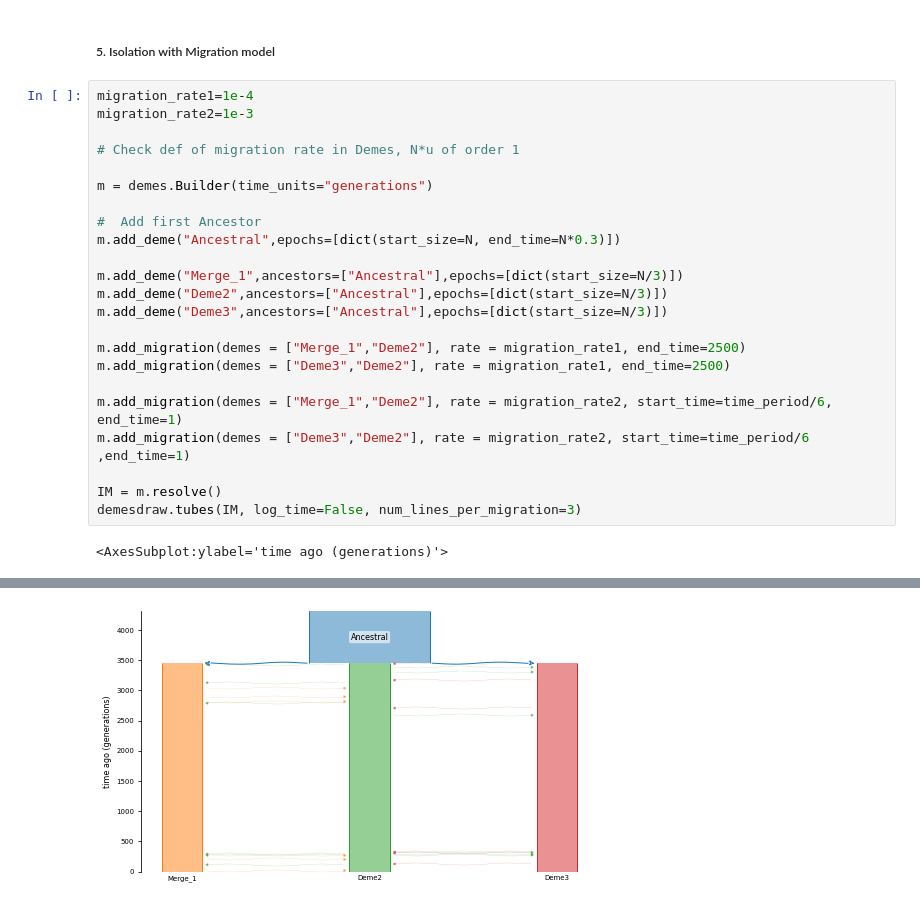
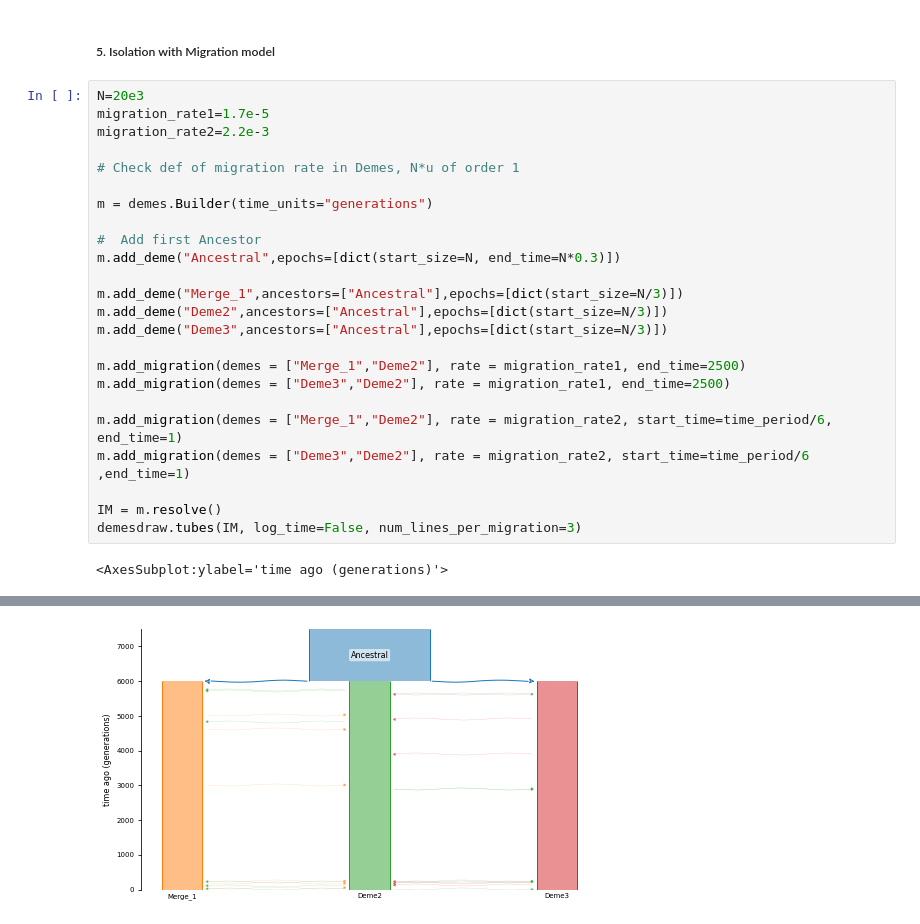
Before and after one commit to georgette-femerling/demography-simulations, a Jupyter notebook: scripts/Chiki_models.ipynb, the cells around one changed output, grey strips where cells are left out. Saved outputs shown, nothing was run; the diff lists cells and outputs as text.

```diff
--- a/scripts/Chiki_models.ipynb
+++ b/scripts/Chiki_models.ipynb
@@ -305,8 +426,9 @@ sizechange
 # %% [markdown]
 ##### 5. Isolation with Migration model
 # %%
-migration_rate1=1e-4
-migration_rate2=1e-3
+N=20e3
+migration_rate1=1.7e-5
+migration_rate2=2.2e-3
 
 # Check def of migration rate in Demes, N*u of order 1
 
@@ -332 +458 @@ demesdraw.tubes(IM, log_time=False, num_lines_per_migration=3)
-[figure, old version]
+[figure, new version]
```
Also changed, not shown: parts of 53 cells of this notebook, 48 other files.
